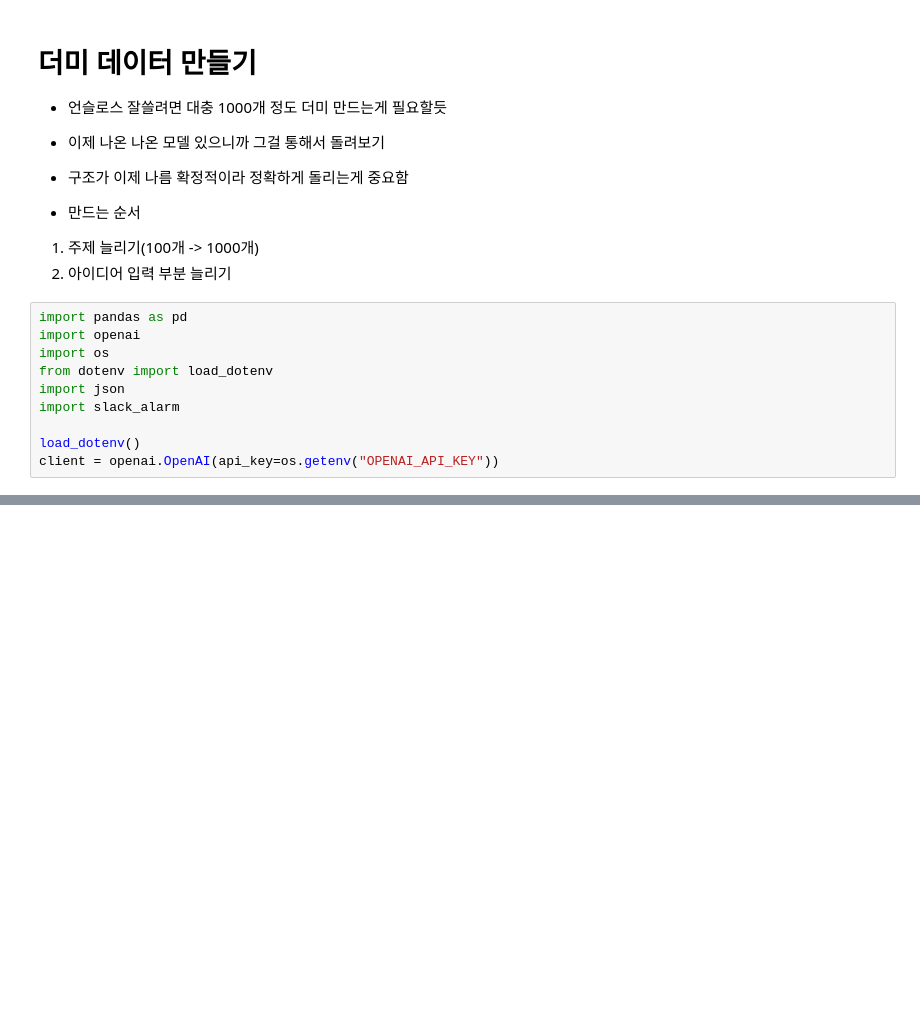
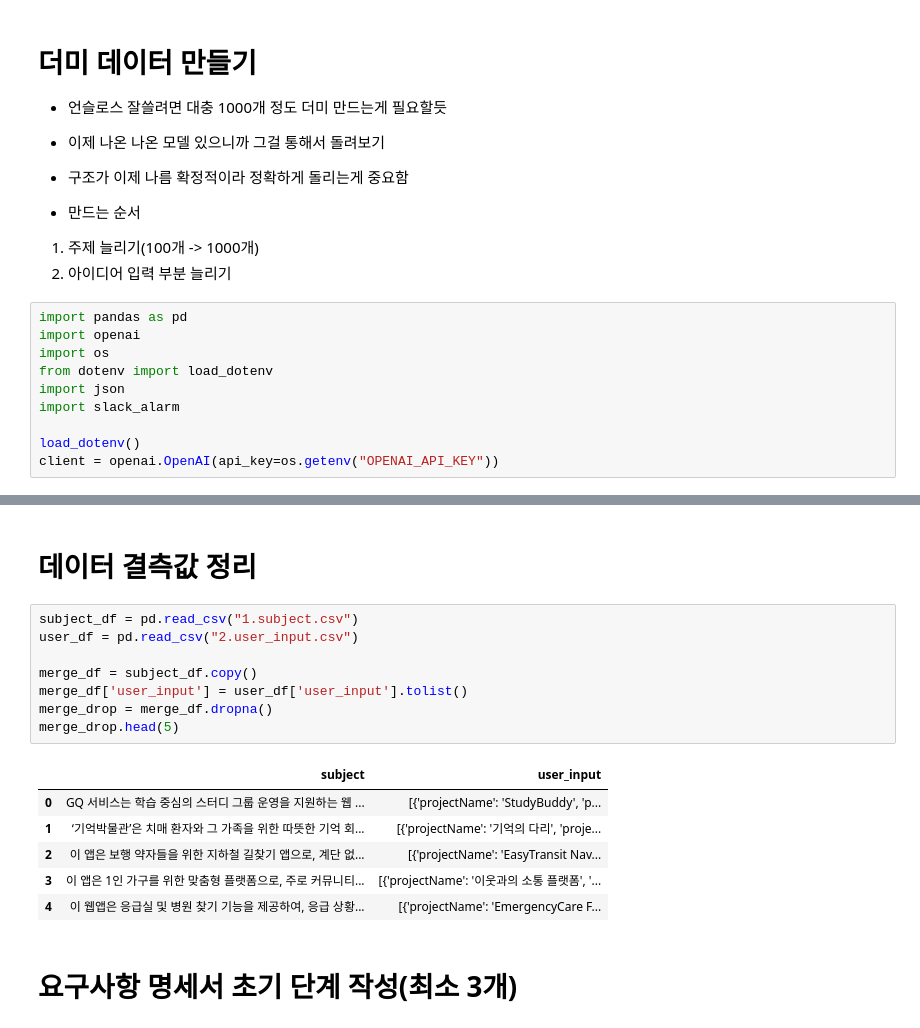
Before and after one commit to onxtorlo/HKtoss-backup-repo, a Jupyter notebook: Test Case/unsloth_finetuning/1.new_dataset_create.ipynb, the cells around one changed output, grey strips where cells are left out. Saved outputs shown, nothing was run; the diff lists cells and outputs as text; blank space fills up the shorter version.

```diff
--- a/Test Case/unsloth_finetuning/1.new_dataset_create.ipynb
+++ b/Test Case/unsloth_finetuning/1.new_dataset_create.ipynb
@@ -118,0 +278,19 @@ df = pd.read_csv("")
+# %% [markdown]
+# 데이터 결측값 정리
+# %%
+subject_df = pd.read_csv("1.subject.csv")
+user_df = pd.read_csv("2.user_input.csv")
+
+merge_df = subject_df.copy()
+merge_df['user_input'] = user_df['user_input'].tolist()
+merge_drop = merge_df.dropna()
+merge_drop.head(5)
+# %% [output]
+|  | subject | user_input |
+| 0 | GQ 서비스는 학습 중심의 스터디 그룹 운영을 지원하는 웹 ... | [{'projectName': 'StudyBuddy', 'p... |
+| 1 | ‘기억박물관’은 치매 환자와 그 가족을 위한 따뜻한 기억 회... | [{'projectName': '기억의 다리', 'proje... |
+| 2 | 이 앱은 보행 약자들을 위한 지하철 길찾기 앱으로, 계단 없... | [{'projectName': 'EasyTransit Nav... |
+| 3 | 이 앱은 1인 가구를 위한 맞춤형 플랫폼으로, 주로 커뮤니티... | [{'projectName': '이웃과의 소통 플랫폼', '... |
+| 4 | 이 웹앱은 응급실 및 병원 찾기 기능을 제공하여, 응급 상황... | [{'projectName': 'EmergencyCare F... |
+# %% [markdown]
+# 요구사항 명세서 초기 단계 작성(최소 3개)
```
Also changed, not shown: parts of 8 cells of this notebook, 3 other files.
